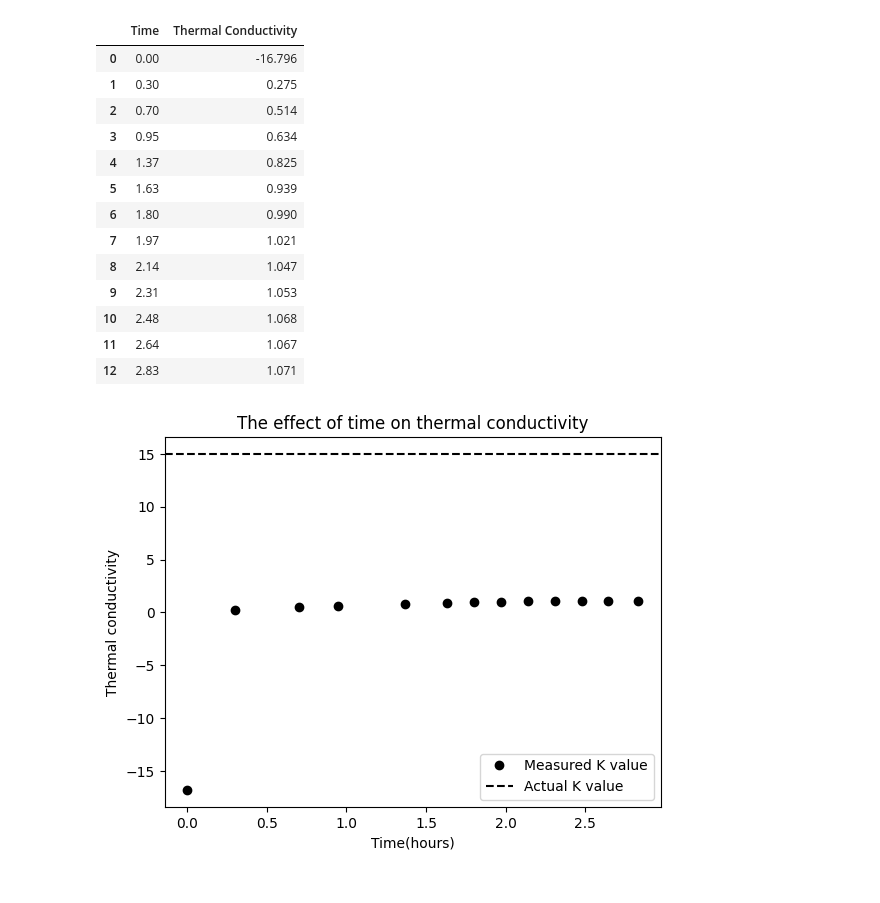
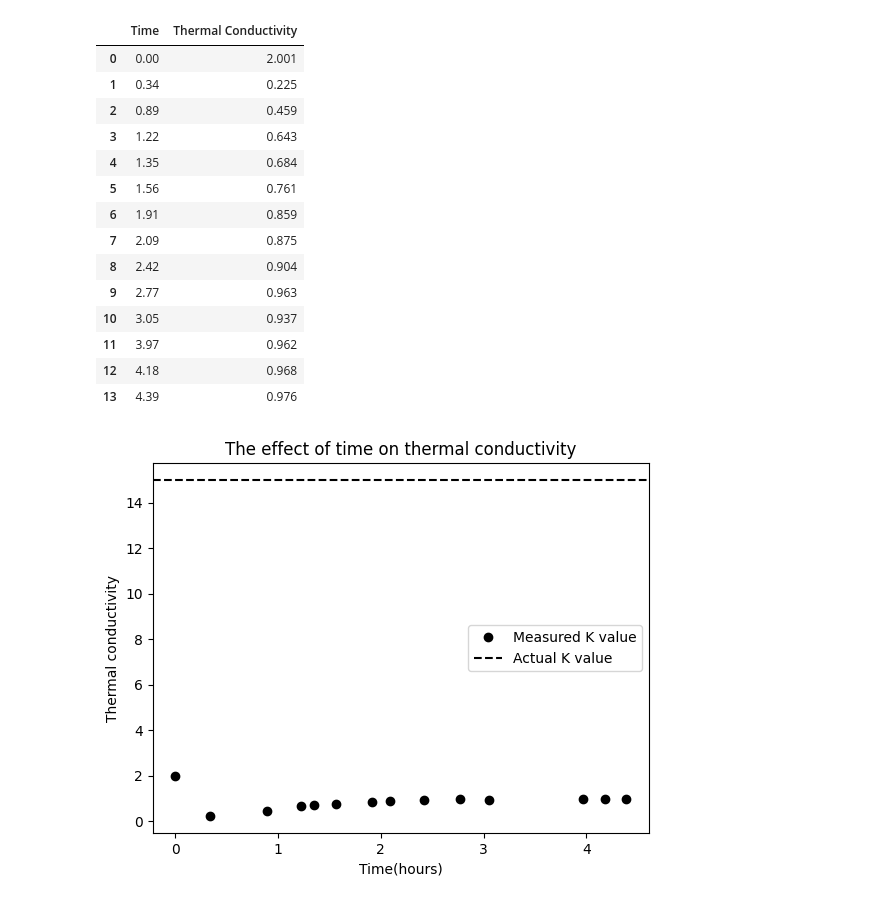
Before and after one commit to Villarem/FAST, a Jupyter notebook: FAST codes/xlsx_Charts_Graphs_Maker.ipynb, the cells around one changed output. Cells and saved outputs as stored; diff of their text form; code cells hidden in the pictures.

```diff
--- a/FAST codes/xlsx_Charts_Graphs_Maker.ipynb
+++ b/FAST codes/xlsx_Charts_Graphs_Maker.ipynb
@@ -9,15 +9,15 @@ import lvm_read
 from datetime import datetime
 # %%
 
-Day = "21"
+Day = "25"
 Month_year = "July23"
 
 # Folder path
-folder_path = r"G:\Shared drives\EGR-MNE-FAST Research Group-ExperimentalData\Projects\additive_manufacturing\projects\thermal_conductivity\Data\Ethans Data\21July2023_ThermalConductivity_StainlessSteel_NonChanneled"
+folder_path = r"G:\Shared drives\EGR-MNE-FAST Research Group-ExperimentalData\Projects\additive_manufacturing\projects\thermal_conductivity\Data\Ethans Data\25July2023_ThermalConductivity_StainlessSteel_NonChanneled"
 
 # List xlsx files in the folder
 xlsx_files = [os.path.join(folder_path, file) for file in os.listdir(folder_path) if file.endswith(".xlsx")]
-xlsx_files.reverse()
+xlsx_files.sort()
 # Lists to store averages
 TC_Group_1_AVG = []
 TC_Group_2_AVG = []
@@ -170,35 +158,36 @@ SD_vs_time = plt.gca()
 # %%
 DT_SS_tot = []
 DT_PG_tot = []
 K = []
 
 for i in range(len(T_avg_chart)):
     DT_1 = T_avg_chart.at[i, "G1TAverage"] - T_avg_chart.at[i, "G2TAverage"]
     DT_2 = T_avg_chart.at[i, "G2TAverage"] - T_avg_chart.at[i, "G3TAverage"]
-    stuff = ((DT_2 / 0.0175) * (0.0238 / DT_1)) * 0.18
+    stuff = ((DT_2 / 0.01206) * (0.01609 / DT_1)) * 0.18
     K.append(round(stuff, 3))
 
 data = {
     "Time": Time_From_0,
     "Thermal Conductivity": K
 }
 Thermal_conductivity = pd.DataFrame(data)
 Thermal_conductivity
 # %% [output]
 |  | Time | Thermal Conductivity |
-| 0 | 0.00 | -16.796 |
-| 1 | 0.30 | 0.275 |
-| 2 | 0.70 | 0.514 |
-| 3 | 0.95 | 0.634 |
-| 4 | 1.37 | 0.825 |
-| 5 | 1.63 | 0.939 |
-| 6 | 1.80 | 0.990 |
-| 7 | 1.97 | 1.021 |
-| 8 | 2.14 | 1.047 |
-| 9 | 2.31 | 1.053 |
-| 10 | 2.48 | 1.068 |
-| 11 | 2.64 | 1.067 |
-| 12 | 2.83 | 1.071 |
+| 0 | 0.00 | 2.001 |
+| 1 | 0.34 | 0.225 |
+| 2 | 0.89 | 0.459 |
+| 3 | 1.22 | 0.643 |
+| 4 | 1.35 | 0.684 |
+| 5 | 1.56 | 0.761 |
+| 6 | 1.91 | 0.859 |
+| 7 | 2.09 | 0.875 |
+| 8 | 2.42 | 0.904 |
+| 9 | 2.77 | 0.963 |
+| 10 | 3.05 | 0.937 |
+| 11 | 3.97 | 0.962 |
+| 12 | 4.18 | 0.968 |
+| 13 | 4.39 | 0.976 |
 # %%
 #varialable setup
 y1 = Thermal_conductivity['Thermal Conductivity']
@@ -214,7 +203,7 @@ plt.title("The effect of time on thermal conductivity")
 plt.legend()
 K_vs_time = plt.gca()
 # %% [output]
-[figure, old version]
+[figure, new version]
 # %%
 save = False
 list_1 = ["_average_temperature","_standard_deviation","_thermal_conductivity"]
```
Also changed, not shown: parts of 4 cells of this notebook, 1 other file.
